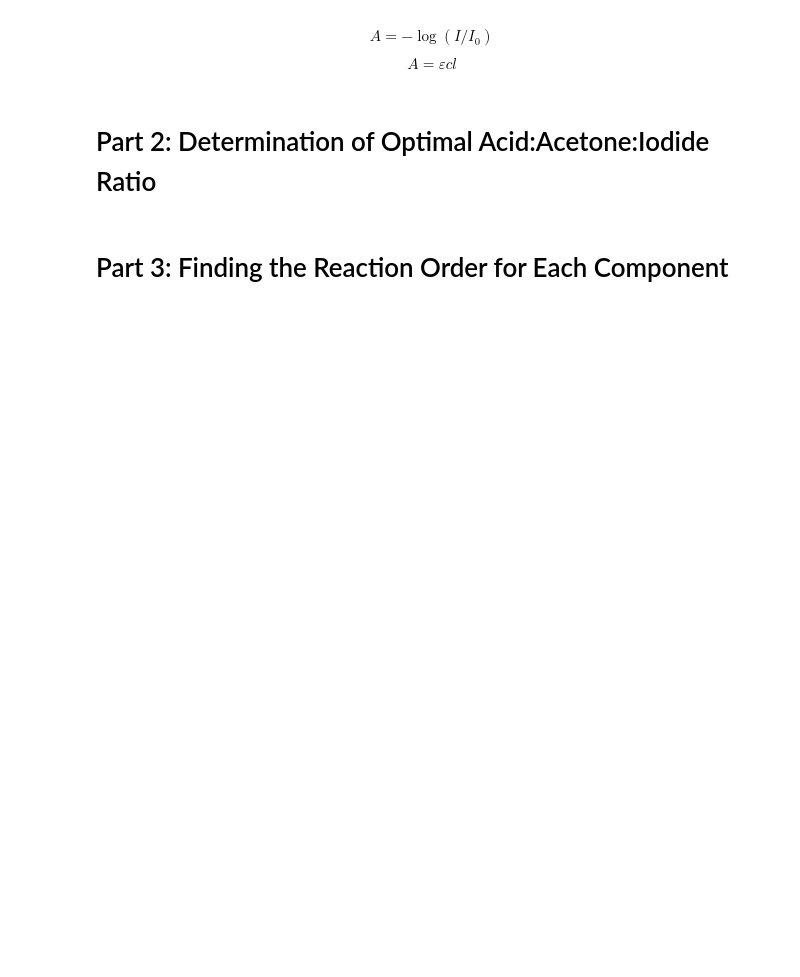
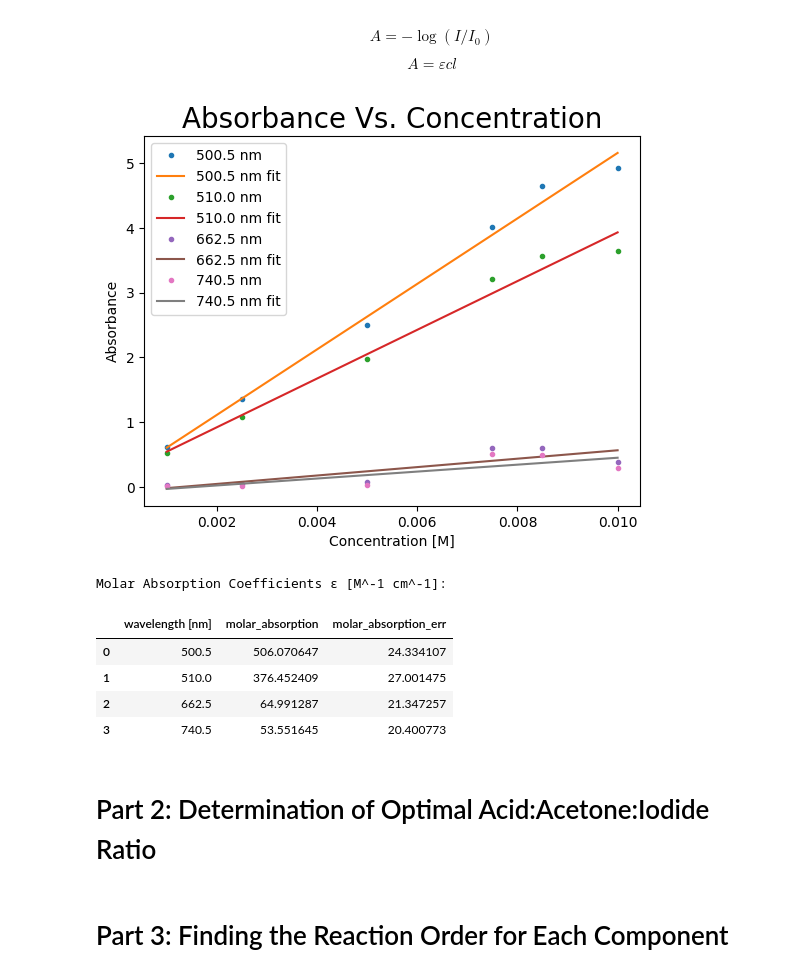
Before and after one commit to YehonathanBarda/PhyChemLab, a Jupyter notebook: Kinetics.ipynb, the cells around one changed output. Cells and saved outputs as stored; diff of their text form; code cells hidden in the pictures; blank space fills up the shorter version.

```diff
--- a/Kinetics.ipynb
+++ b/Kinetics.ipynb
@@ -106,33 +127,41 @@ $$
 # %%
 # Plot the data and extract the molar absorption coefficient for each wavelength
 
-wavelengths_list = [353.402, 797.268] # replace with the wavelengths you want to use
+wavelengths_list = [500.5,510.0,662.5, 740.5] # replace with the wavelengths you want to use
 
-l = None # in cm - optic path length
+l = 1 # in cm - optic path length
 if l is None:
     raise ValueError("Optic path length (l) must be defined.")
 
 molar_absorption = {'wavelength [nm]': wavelengths_list, 'molar_absorption': [], 'molar_absorption_err': []}
 for wavelength in wavelengths_list:
     # Fit a linear function to the data
     fit = linear_fit(Absorbabce_all2['Concentration'], Absorbabce_all2[str(wavelength)])
     plt.plot(Absorbabce_all2['Concentration'], Absorbabce_all2[str(wavelength)], '.', label=str(wavelength) + ' nm')
     plt.plot(Absorbabce_all2['Concentration'], linear_func(Absorbabce_all2['Concentration'], *fit[0]), label=str(wavelength) + ' nm fit')
 
     # Calculate molar absorption coefficient
     epsilon = culc_molar_absorption_coefficient(fit[0][1], fit[1][1], l) # in M^-1 cm^-1
     molar_absorption['molar_absorption'].append(epsilon[0])
     molar_absorption['molar_absorption_err'].append(epsilon[1])
 
 plt.legend()
 plt.xlabel('Concentration [M]')
 plt.ylabel('Absorbance')
 plt.title('Absorbance Vs. Concentration', fontsize=20)
 plt.show()
 
 molar_absorption_df = pd.DataFrame(molar_absorption)
 print('Molar Absorption Coefficients ε [M^-1 cm^-1]:')
 display(molar_absorption_df)
+# %% [output]
+[figure, added]
+Molar Absorption Coefficients ε [M^-1 cm^-1]:
+|  | wavelength [nm] | molar_absorption | molar_absorption_err |
+| 0 | 500.5 | 506.070647 | 24.334107 |
+| 1 | 510.0 | 376.452409 | 27.001475 |
+| 2 | 662.5 | 64.991287 | 21.347257 |
+| 3 | 740.5 | 53.551645 | 20.400773 |
 # %% [markdown]
 # Part 2: Determination of Optimal Acid:Acetone:Iodide Ratio
 # %% [markdown]
```
Also changed, not shown: parts of 3 cells of this notebook, 11 other files.
